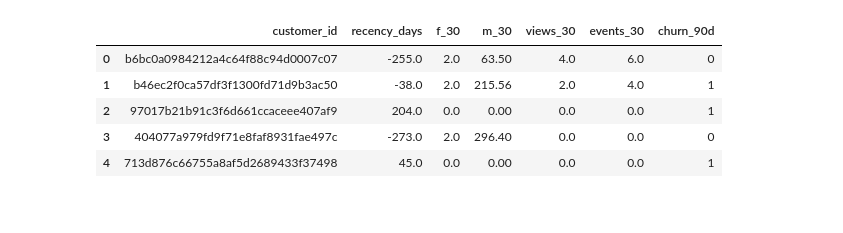
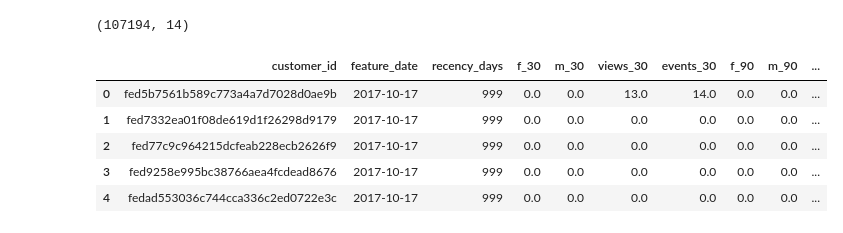
Before and after one commit to ArponKundu/hyper-personalized-customer-engine, a Jupyter notebook: notebooks/03_model_development.ipynb, the cells around one changed output. Cells and saved outputs as stored; diff of their text form; code cells hidden in the pictures.

```diff
--- a/notebooks/03_model_development.ipynb
+++ b/notebooks/03_model_development.ipynb
@@ -1,24 +1,23 @@
 # %%
-import pandas as pd
-from sqlalchemy import create_engine
-import os
-from dotenv import load_dotenv
-from sqlalchemy import create_engine, text
 import os
 import pandas as pd
+from dotenv import load_dotenv
+from sqlalchemy import create_engine
 
 load_dotenv()
 engine = create_engine(os.getenv("DATABASE_URL"))
 
-df = pd.read_sql("SELECT * FROM hpce.churn_model_dataset", engine)
+df = pd.read_sql("SELECT * FROM hpce.churn_model_dataset_multi", engine)
+print(df.shape)
 df.head()
 # %% [output]
+(107194, 14)
-|  | customer_id | recency_days | f_30 | m_30 | views_30 | events_30 | churn_90d |
-| 0 | b6bc0a0984212a4c64f88c94d0007c07 | -255.0 | 2.0 | 63.50 | 4.0 | 6.0 | 0 |
-| 1 | b46ec2f0ca57df3f1300fd71d9b3ac50 | -38.0 | 2.0 | 215.56 | 2.0 | 4.0 | 1 |
-| 2 | 97017b21b91c3f6d661ccaceee407af9 | 204.0 | 0.0 | 0.00 | 0.0 | 0.0 | 1 |
-| 3 | 404077a979fd9f71e8faf8931fae497c | -273.0 | 2.0 | 296.40 | 0.0 | 0.0 | 0 |
-| 4 | 713d876c66755a8af5d2689433f37498 | 45.0 | 0.0 | 0.00 | 0.0 | 0.0 | 1 |
+|  | customer_id | feature_date | recency_days | f_30 | m_30 | views_30 | events_30 | f_90 | m_90 | ... |
+| 0 | fed5b7561b589c773a4a7d7028d0ae9b | 2017-10-17 | 999 | 0.0 | 0.0 | 13.0 | 14.0 | 0.0 | 0.0 | ... |
+| 1 | fed7332ea01f08de619d1f26298d9179 | 2017-10-17 | 999 | 0.0 | 0.0 | 0.0 | 0.0 | 0.0 | 0.0 | ... |
+| 2 | fed77c9c964215dcfeab228ecb2626f9 | 2017-10-17 | 999 | 0.0 | 0.0 | 0.0 | 0.0 | 0.0 | 0.0 | ... |
+| 3 | fed9258e995bc38766aea4fcdead8676 | 2017-10-17 | 999 | 0.0 | 0.0 | 0.0 | 0.0 | 0.0 | 0.0 | ... |
+| 4 | fedad553036c744cca336c2ed0722e3c | 2017-10-17 | 999 | 0.0 | 0.0 | 0.0 | 0.0 | 0.0 | 0.0 | ... |
 # %%
 from sklearn.model_selection import train_test_split
 
```
Also changed, not shown: parts of 9 cells of this notebook, 9 other files.
